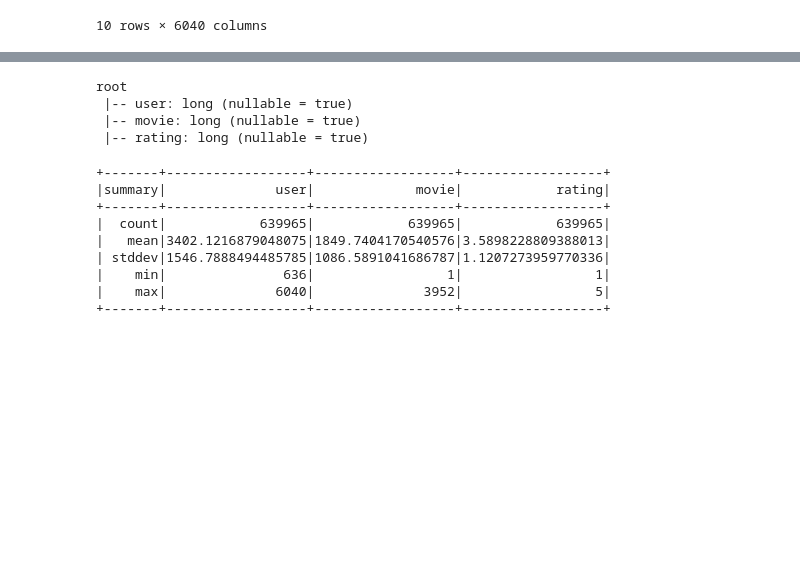
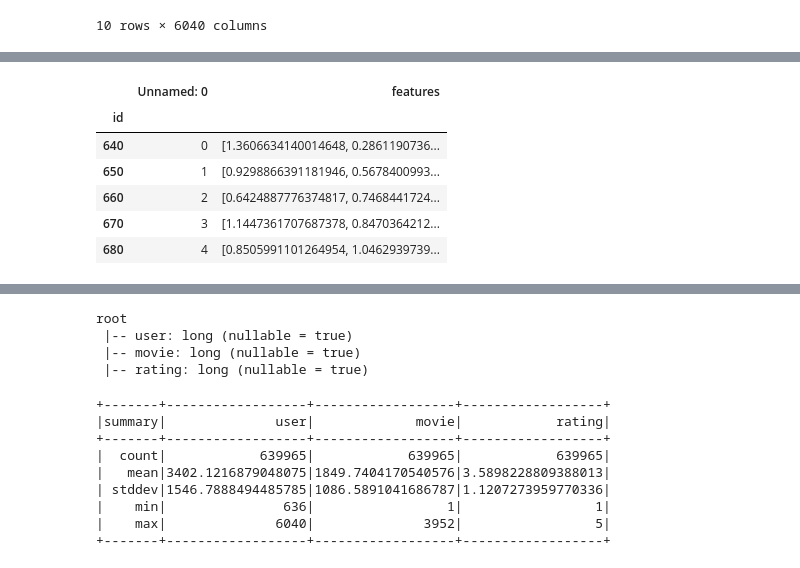
Before and after one commit to mkpetterson/recommender_study, a Jupyter notebook: cindy.ipynb, the cells around one changed output, grey strips where cells are left out. Cells and saved outputs as stored; diff of their text form; code cells hidden in the pictures; blank space fills up the shorter version.

```diff
--- a/cindy.ipynb
+++ b/cindy.ipynb
@@ -389,0 +429,12 @@ User Cosine Similarity Matrix:
+# %%
+user_factors_df = pd.read_csv('data/user_factors_all.csv', index_col='id')
+# %%
+user_factors_df.head()
+# %% [output]
+|  | Unnamed: 0 | features |
+| id |  |  |
+| 640 | 0 | [1.3606634140014648, 0.2861190736... |
+| 650 | 1 | [0.9298866391181946, 0.5678400993... |
+| 660 | 2 | [0.6424887776374817, 0.7468441724... |
+| 670 | 3 | [1.1447361707687378, 0.8470364212... |
+| 680 | 4 | [0.8505991101264954, 1.0462939739... |
```
Also changed, not shown: parts of 12 cells of this notebook, 2 other files.
